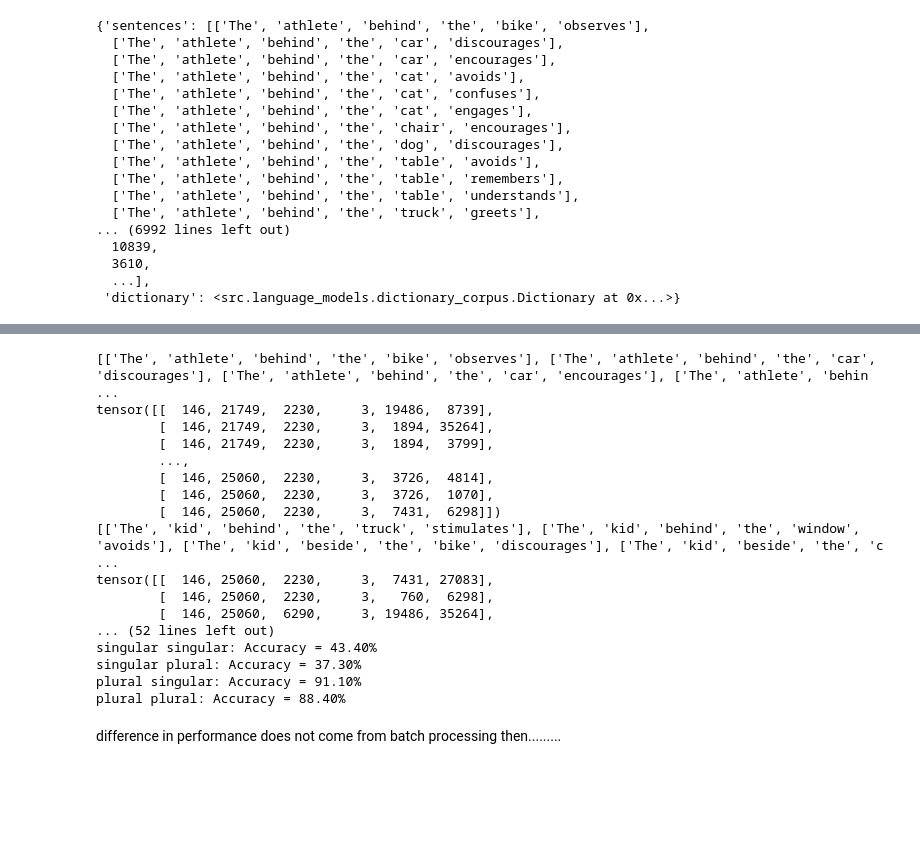
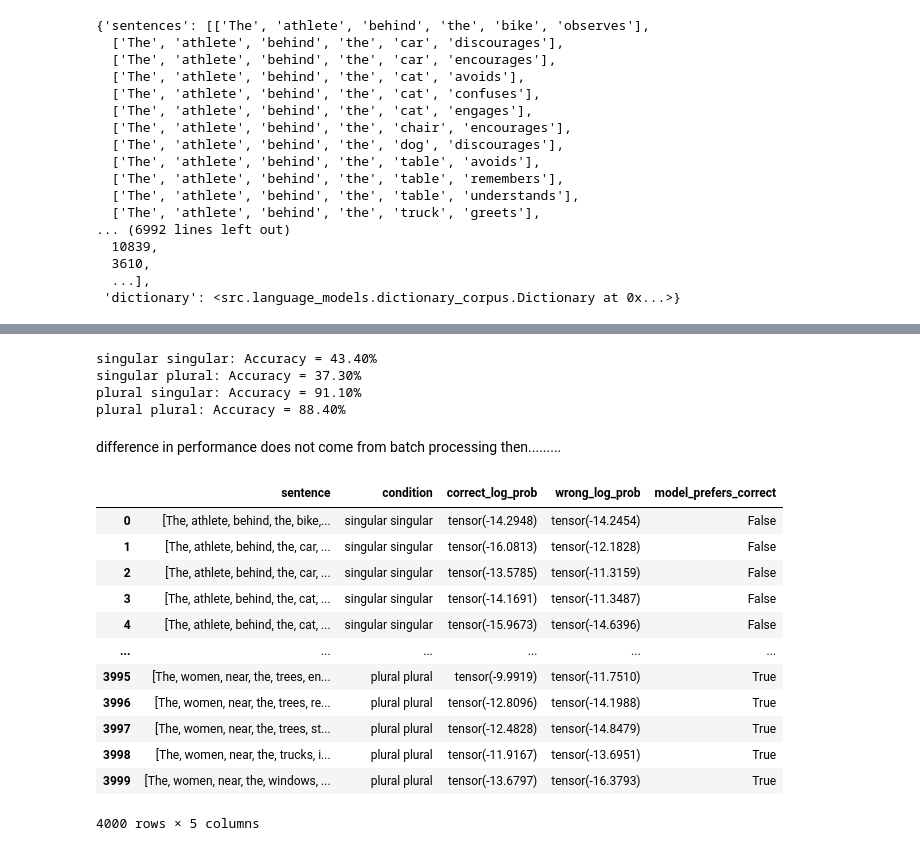
Before and after one commit to malo-renaudin/colorlessgreenRNNs, a Jupyter notebook: pred_w_dataloader.ipynb, the cells around one changed output, grey strips where cells are left out. Cells and saved outputs as stored; diff of their text form; code cells hidden in the pictures; blank space fills up the shorter version.

```diff
--- a/pred_w_dataloader.ipynb
+++ b/pred_w_dataloader.ipynb
@@ -110,16 +99,0 @@ Sentences in the batch: [['The', 'athlete', 'behind', 'the', 'bike', 'observes']
-# %%
-def collate_fn(batch):
-    sentences = [item['encoded_sentence'] for item in batch]  # List of all sentences in the batch
-    conditions = [item['condition'] for item in batch]  # List of conditions in the batch
-    return {
-        'sentence': [item['sentence'] for item in batch],  # List of sentences
-        'encoded_sentence': torch.stack(sentences),  # Stack the encoded sentences into a tensor
-        'condition': conditions,  # List of conditions
-        'correct': [item['correct'] for item in batch],
-        'encoded_correct': torch.stack([item['encoded_correct'] for item in batch]),
-        'wrong': [item['wrong'] for item in batch],
-        'encoded_wrong': torch.stack([item['encoded_wrong'] for item in batch]),
-    }
-
-# Use this collate_fn in your DataLoader
-#data_loader = torch.utils.data.DataLoader(dataset, batch_size=10, collate_fn=collate_fn)
@@ -197,9 +173,7 @@ with torch.no_grad():
     for batch in test_dataloader:
         out=None
         written = batch['sentence']
-        print(written)
         sentence = batch['encoded_sentence']
-        print(sentence)
         correct = batch['encoded_correct']
         wrong = batch['encoded_wrong']
         condition = batch['condition']
@@ -218,46 +192,50 @@ with torch.no_grad():
             out, hidden = model(word, hidden)
 
         log_probs = s(out.squeeze(0))
+        #déja sur correct et wrong log probs, pas les même résultats que sur extract_predictions.py
         correct_log_probs = log_probs[torch.arange(batch_size), correct]  # Shape: [512]
         wrong_log_probs = log_probs[torch.arange(batch_size), wrong]
         correct_predictions = correct_log_probs >= wrong_log_probs
-        #correct_pred+=correct_predictions
-        # for i in range(batch_size):
-        #     sentence_detail = {
-        #         'written_sentence': written[i],
-        #         'correct_log_prob': correct_log_probs[i].item(),
-        #         'wrong_log_prob': wrong_log_probs[i].item(),
-        #         'condition': condition[i],
-        #         'correct_pred': correct_predictions
-        #     }
-        #     sentence_details.append(sentence_detail)
         for i in range(batch_size):
             cond = condition[i]
-            pred = correct_predictions[i].item()  # Extract the boolean value
+            pred = correct_predictions[i].item()  # Convert tensor to Python boolean
             condition_counts[cond] += 1
             condition_accuracies[cond] += pred
+
+            sentence_details.append({
+                'sentence': written[i],
+                'condition': condition[i],
+                'correct_log_prob':correct_log_probs[i],
+                'wrong_log_prob':wrong_log_probs[i],
+                'model_prefers_correct': pred
+            })
 final_accuracies = {cond: condition_accuracies[cond] / condition_counts[cond] for cond in condition_accuracies}
 
 
 for cond, acc in final_accuracies.items():
     print(f"{cond}: Accuracy = {acc * 100:.2f}%")
+
+df = pd.DataFrame(sentence_details)
 # %% [output]
-[['The', 'athlete', 'behind', 'the', 'bike', 'observes'], ['The', 'athlete', 'behind', 'the', 'car', 'discourages'], ['The', 'athlete', 'behind', 'the', 'car', 'encourages'], ['The', 'athlete', 'behin ...
-tensor([[  146, 21749,  2230,     3, 19486,  8739],
-        [  146, 21749,  2230,     3,  1894, 35264],
-        [  146, 21749,  2230,     3,  1894,  3799],
-        ...,
-        [  146, 25060,  2230,     3,  3726,  4814],
-        [  146, 25060,  2230,     3,  3726,  1070],
-        [  146, 25060,  2230,     3,  7431,  6298]])
-[['The', 'kid', 'behind', 'the', 'truck', 'stimulates'], ['The', 'kid', 'behind', 'the', 'window', 'avoids'], ['The', 'kid', 'beside', 'the', 'bike', 'discourages'], ['The', 'kid', 'beside', 'the', 'c ...
-tensor([[  146, 25060,  2230,     3,  7431, 27083],
-        [  146, 25060,  2230,     3,   760,  6298],
-        [  146, 25060,  6290,     3, 19486, 35264],
-... (52 lines left out)
 singular singular: Accuracy = 43.40%
 singular plural: Accuracy = 37.30%
 plural singular: Accuracy = 91.10%
 plural plural: Accuracy = 88.40%
 # %% [markdown]
 difference in performance does not come from batch processing then.........
+# %%
+df
+# %% [output]
+|  | sentence | condition | correct_log_prob | wrong_log_prob | model_prefers_correct |
+| 0 | [The, athlete, behind, the, bike,... | singular singular | tensor(-14.2948) | tensor(-14.2454) | False |
+| 1 | [The, athlete, behind, the, car, ... | singular singular | tensor(-16.0813) | tensor(-12.1828) | False |
+| 2 | [The, athlete, behind, the, car, ... | singular singular | tensor(-13.5785) | tensor(-11.3159) | False |
+| 3 | [The, athlete, behind, the, cat, ... | singular singular | tensor(-14.1691) | tensor(-11.3487) | False |
+| 4 | [The, athlete, behind, the, cat, ... | singular singular | tensor(-15.9673) | tensor(-14.6396) | False |
+| ... | ... | ... | ... | ... | ... |
+| 3995 | [The, women, near, the, trees, en... | plural plural | tensor(-9.9919) | tensor(-11.7510) | True |
+| 3996 | [The, women, near, the, trees, re... | plural plural | tensor(-12.8096) | tensor(-14.1988) | True |
+| 3997 | [The, women, near, the, trees, st... | plural plural | tensor(-12.4828) | tensor(-14.8479) | True |
+| 3998 | [The, women, near, the, trucks, i... | plural plural | tensor(-11.9167) | tensor(-13.6951) | True |
+| 3999 | [The, women, near, the, windows, ... | plural plural | tensor(-13.6797) | tensor(-16.3793) | True |
+4000 rows × 5 columns
```
Also changed, not shown: parts of 7 cells of this notebook, 2 other files.
